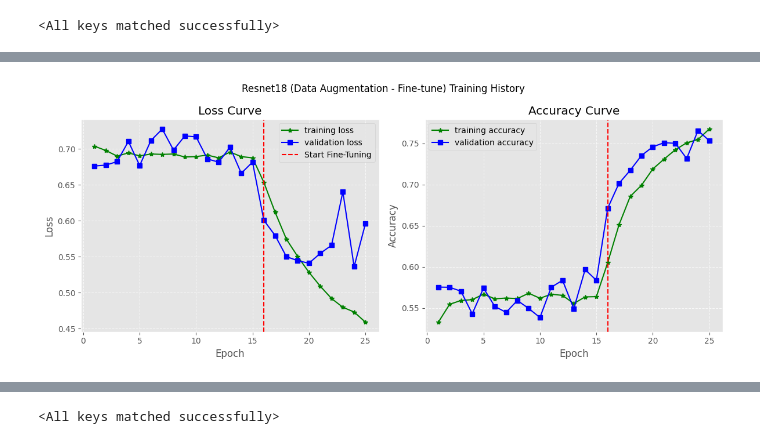
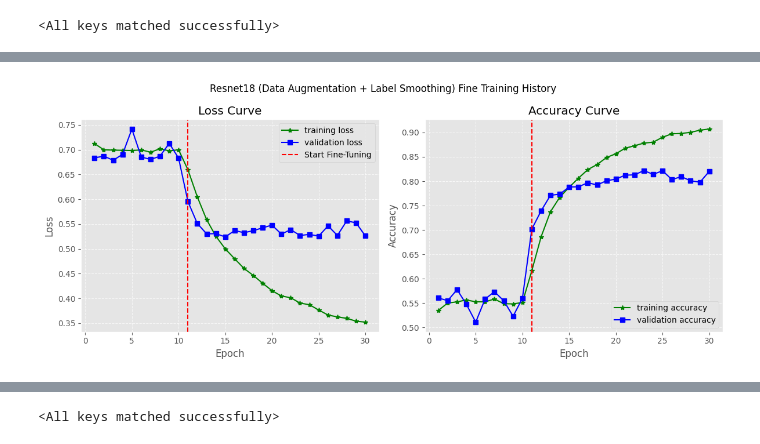
Before and after one commit to DangCongKhai/deep_fake_detection, a Jupyter notebook: notebooks/resnet18_image_classification.ipynb, the cells around one changed output, grey strips where cells are left out. Drawn from its saved outputs; the diff is of its cells as text; code cells hidden in the pictures.

```diff
--- a/notebooks/resnet18_image_classification.ipynb
+++ b/notebooks/resnet18_image_classification.ipynb
@@ -1029,0 +412,3 @@ Checkpoint saved: /Users/mac/Desktop/Code/Personal_Project/VNUK/deep_fake_detect
+# %%
+model = Resnet18DF()
+torchsummary.summary(model, (3, 224, 224), batch_size=32)
@@ -1029,0 +440,17 @@ Checkpoint saved: /Users/mac/Desktop/Code/Personal_Project/VNUK/deep_fake_detect
+# %%
+history_aug = {
+    'model_name': MODEL_NAME,
+    'model_saved_path': '',
+    'weight_decay': WEIGHT_DECAY,
+    'label_smoothing': LABEL_SMOOTHING,
+    'train_losses': [],
+    'val_losses': [],
+    'train_accuracy': [],
+    'val_accuracy': [],
+    'val_f1': [],
+    'val_auc': [],
+    'best_accuracy': [],
+    'best_epoch': [],
+}
+
+best_acc = 0.0
@@ -1086,13 +562,10 @@ Params size (MB): 42.64
 Estimated Total Size (MB): 106.00
 ----------------------------------------------------------------
 # %%
-model = model.to(DEVICE)
-new_optimizer = torch.optim.Adam(
-    [
-        {"params": model.model.fc.parameters(), "lr": 1e-4},
-        {"params": model.model.layer4.parameters(), "lr": 1e-5},
-        {"params": model.model.layer3.parameters(), "lr": 1e-5},
-    ]
-)
-criterion = nn.CrossEntropyLoss()
+model = model.to(device=DEVICE)
+LABEL_SMOOTHING = 0.1
+WEIGHT_DECAY = 1e-2
+
+optimizer = torch.optim.Adam(params=model.parameters(), lr=LR_STAGE_2, weight_decay=WEIGHT_DECAY)
+criterion = nn.CrossEntropyLoss(label_smoothing=LABEL_SMOOTHING)
 # %%
@@ -1171,10 +623,11 @@ Checkpoint saved: /Users/mac/Desktop/Code/Personal_Project/VNUK/deep_fake_detect
 # %%
-model_saved_name = f"{MODEL_NAME}_(data_augment_head_only)_finetuned_{TASK_NAME}"
+model_saved_name = f"{MODEL_NAME}_augmentation_finetuned_{TASK_NAME}"
 plot_history(
-    history,
-    "Resnet18 (Data Augmentation - Fine-tune) Training History",
+    history_aug,
+    "Resnet18 (Data Augmentation + Label Smoothing) Fine Training History",
     f"{model_saved_name}.png",
-    start_finetuned_epoch=EPOCHS + 1
+    start_finetuned_epoch=EPOCHS_STAGE_1 + 1
+
 )
 # %% [output]
-[figure, old version]
+[figure, new version]
```
Also changed, not shown: parts of 105 cells of this notebook, 18 other files.
